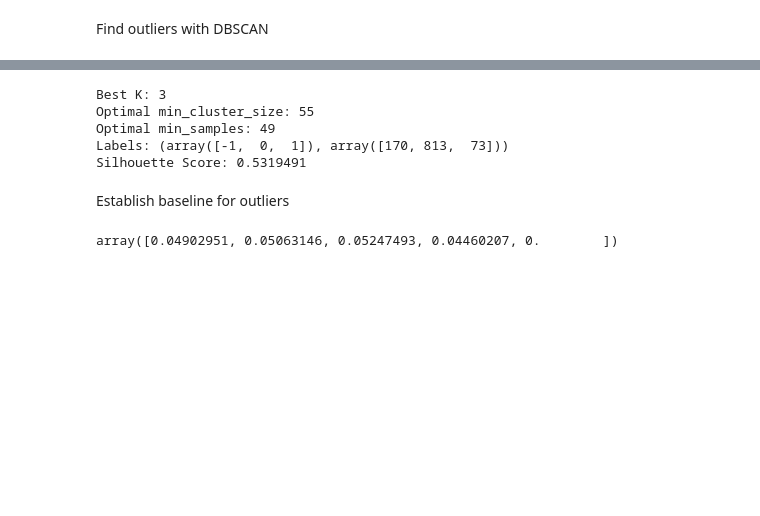
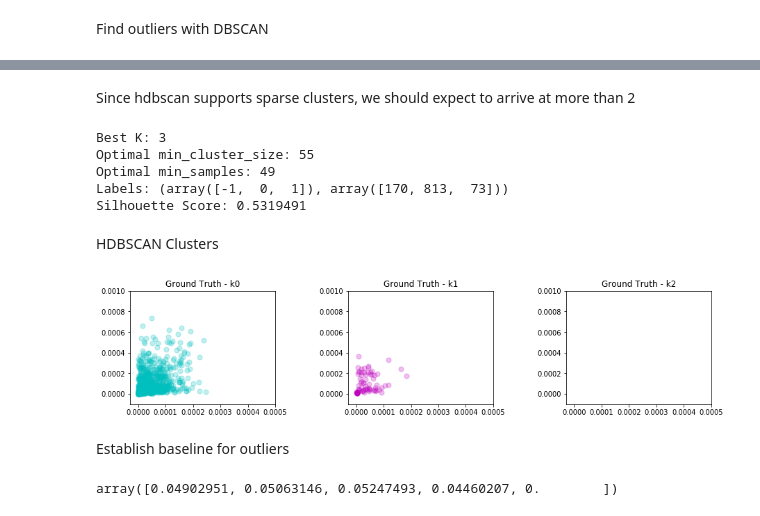
Before and after one commit to crodriguez1a/audio-repair, a Jupyter notebook: notebooks/submission/Clustering + Anomaly Detection.ipynb, the cells around one changed output, grey strips where cells are left out. Cells and saved outputs as stored; diff of their text form; code cells hidden in the pictures; blank space fills up the shorter version.

```diff
--- a/notebooks/submission/Clustering + Anomaly Detection.ipynb
+++ b/notebooks/submission/Clustering + Anomaly Detection.ipynb
@@ -106,3 +145,5 @@ best:  0.5319491 49
+# %% [markdown]
+Since hdbscan supports sparse clusters, we should expect to arrive at more than 2
 # %%
 G_hdb_SilScore:float = G_clusterer.apply_hdbscan({ # euclidean distance
     'min_cluster_size':G_min_cluster_size,
@@ -121,6 +162,27 @@ Optimal min_cluster_size: 55
 Optimal min_samples: 49
 Labels: (array([-1,  0,  1]), array([170, 813,  73]))
 Silhouette Score: 0.5319491
+# %% [markdown]
+HDBSCAN Clusters
+# %%
+G_1_cluster:np.ndarray = np.where(G_hdb_labels == 0)[0]
+G_2_cluster:np.ndarray = np.where(G_hdb_labels == 1)[0]
+G_3_cluster:np.ndarray = np.where(G_hdb_labels == 2)[0]
+
+G_clusters:list = [
+    G_1_cluster,
+    G_2_cluster,
+    G_3_cluster,
+]
+
+vis_clusters(G_foreground.T,
+             G_clusters,
+             xlim=(-.00003, .0005),
+             ylim=(-.0001, .001),
+             split_titles=['Ground Truth - k0', 'Ground Truth - k1', 'Ground Truth - k2'],
+             split=True,)
+# %% [output]
+[figure, added]
 # %% [markdown]
 Establish baseline for outliers
 # %%
```
Also changed, not shown: parts of 40 cells of this notebook, 13 other files.
